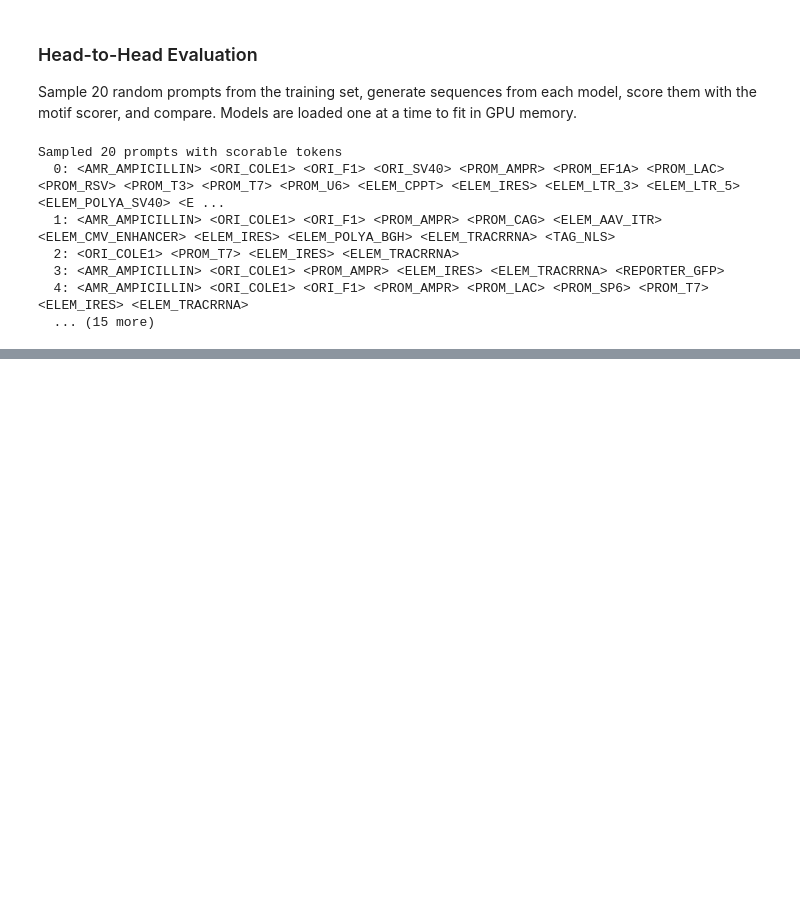
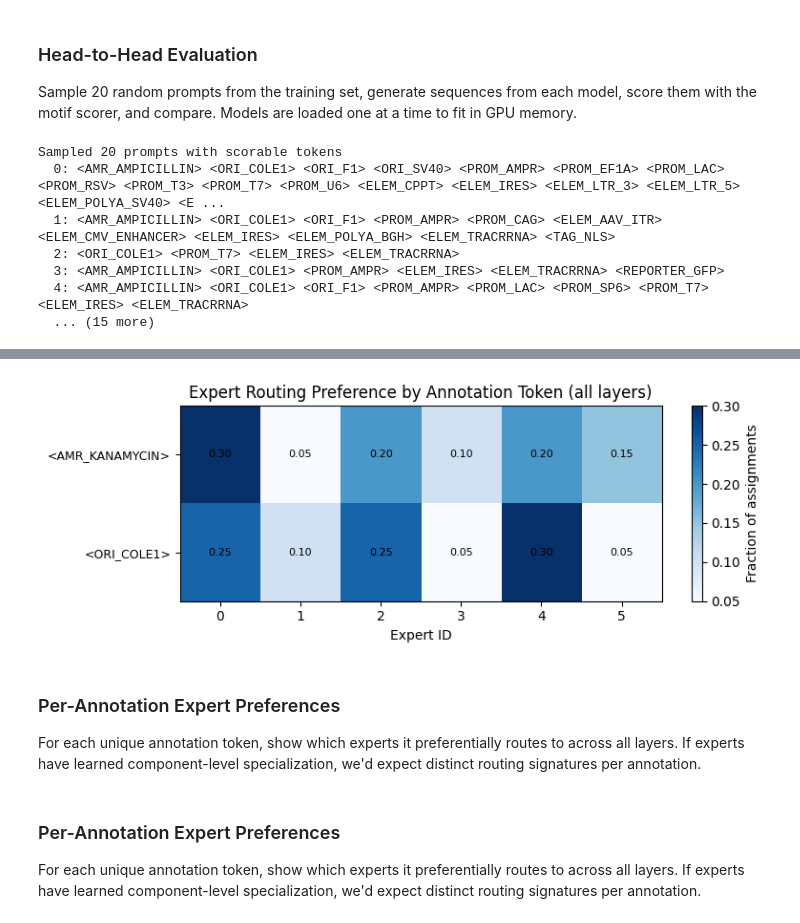
Before and after one commit to McClain-Thiel/PlasmidLLM, a Jupyter notebook: notebooks/pretrained_analysis.ipynb, the cells around one changed output, grey strips where cells are left out. Cells and saved outputs as stored; diff of their text form; code cells hidden in the pictures; blank space fills up the shorter version.

```diff
--- a/notebooks/pretrained_analysis.ipynb
+++ b/notebooks/pretrained_analysis.ipynb
@@ -1533,0 +1844,42 @@ print("composite      = best-of-3 composite score")
+# %%
+annot_df = routing_df[routing_df["type"] == "annotation"]
+unique_annots = sorted(annot_df["token"].unique())
+
+if len(unique_annots) > 0:
+    annot_expert_mat = np.zeros((len(unique_annots), num_experts))
+
+    for ai, annot in enumerate(unique_annots):
+        subset = annot_df[annot_df["token"] == annot]
+        for col in ["expert_0", "expert_1"]:
+            for eid in subset[col]:
+                if 0 <= eid < num_experts:
+                    annot_expert_mat[ai, eid] += 1
+        row_sum = annot_expert_mat[ai].sum()
+        if row_sum > 0:
+            annot_expert_mat[ai] /= row_sum
+
+    fig, ax = plt.subplots(figsize=(8, max(3, len(unique_annots) * 0.5)))
+    im = ax.imshow(annot_expert_mat, aspect="auto", cmap="Blues")
+    ax.set_yticks(range(len(unique_annots)))
+    ax.set_yticklabels(unique_annots, fontsize=9)
+    ax.set_xticks(range(num_experts))
+    ax.set_xlabel("Expert ID")
+    ax.set_title("Expert Routing Preference by Annotation Token (all layers)")
+    plt.colorbar(im, ax=ax, label="Fraction of assignments")
+
+    for i in range(len(unique_annots)):
+        for j in range(num_experts):
+            ax.text(j, i, f"{annot_expert_mat[i, j]:.2f}",
+                    ha="center", va="center", fontsize=8,
+                    color="white" if annot_expert_mat[i, j] > 0.3 else "black")
+
+    plt.tight_layout()
+    plt.show()
+else:
+    print("No annotation tokens found in routing log")
+# %% [output]
+[figure, added]
+# %% [markdown]
+### Per-Annotation Expert Preferences
+
+For each unique annotation token, show which experts it preferentially routes to across all layers. If experts have learned component-level specialization, we'd expect distinct routing signatures per annotation.
@@ -1533,0 +1895,4 @@ print("composite      = best-of-3 composite score")
+# %% [markdown]
+### Per-Annotation Expert Preferences
+
+For each unique annotation token, show which experts it preferentially routes to across all layers. If experts have learned component-level specialization, we'd expect distinct routing signatures per annotation.
```
Also changed, not shown: parts of 20 cells of this notebook, 1 other file.
